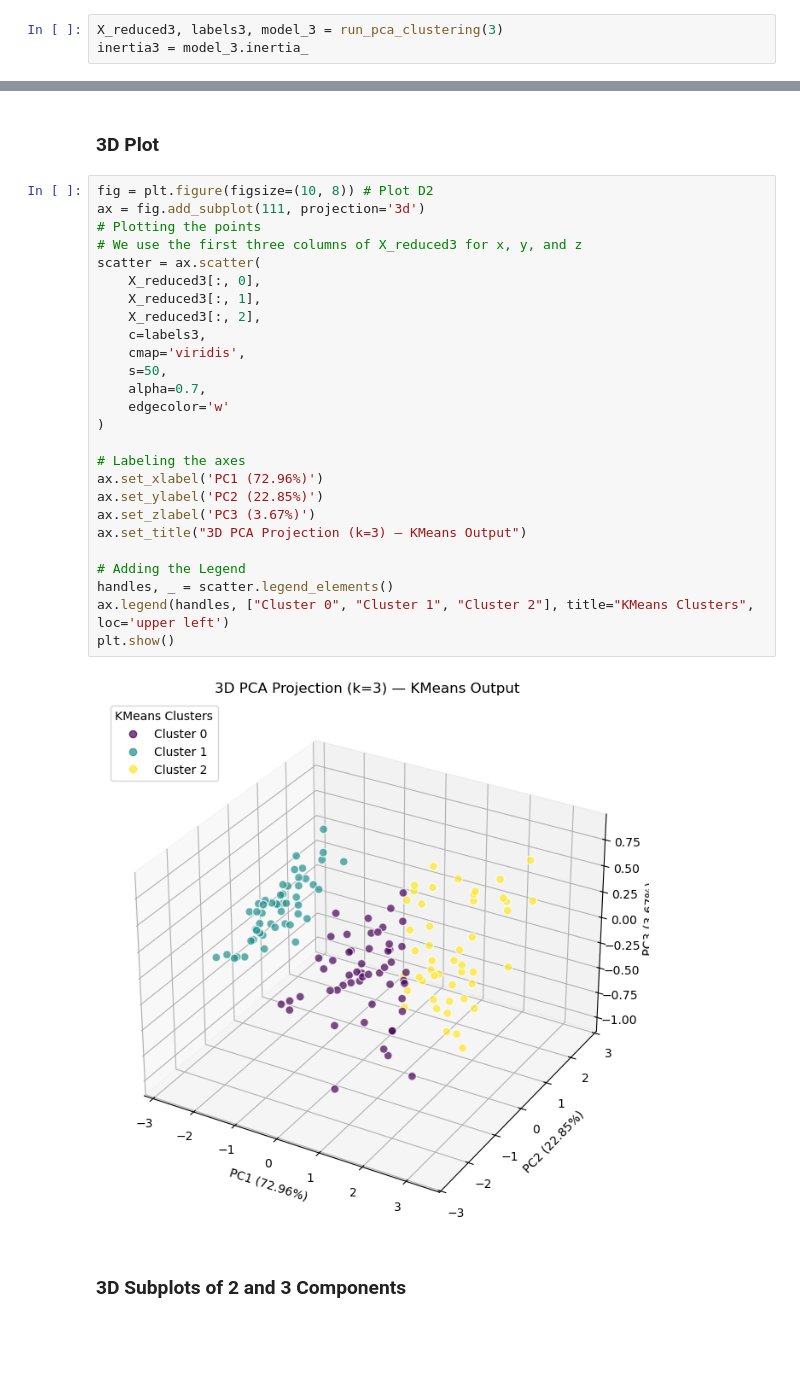
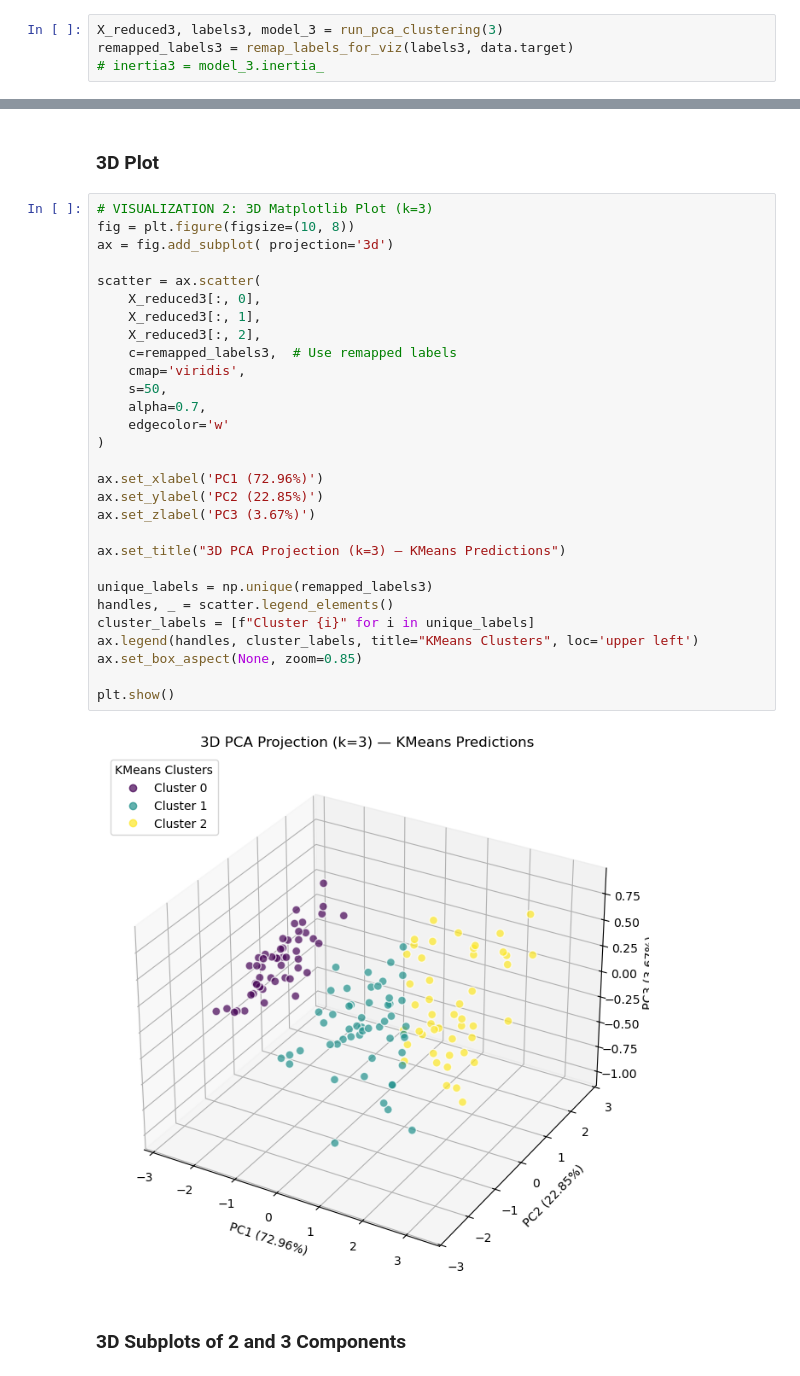
Before and after one commit to thaopham98/DataScience, a Jupyter notebook: python_analysis/A9-Dimentional Reduction.ipynb, the cells around one changed output, grey strips where cells are left out. Cells and saved outputs as stored; diff of their text form; blank space fills up the shorter version.

```diff
--- a/python_analysis/A9-Dimentional Reduction.ipynb
+++ b/python_analysis/A9-Dimentional Reduction.ipynb
@@ -797,6 +850,7 @@ inertia2 = model_2.inertia_
 # %%
 X_reduced3, labels3, model_3 = run_pca_clustering(3)
-inertia3 = model_3.inertia_
+remapped_labels3 = remap_labels_for_viz(labels3, data.target)
+# inertia3 = model_3.inertia_
 # %% [markdown]
 ### Data Visualization
 - 2D Plot: k=2
@@ -858,33 +889,36 @@ The KMeans clustering output mirrors the natural structure revealed in Plot 1A,
 The near-identical spatial arrangement between Plot 1A and Plot 1B in the isolated cluster, contrasted with the color disagreement in the overlap zone, is the visual representation of our 83.3% overall accuracy — where the plots agree on color, KMeans was correct; where they disagree, that is a misclassification. This will be quantified in the evaluation section through the confusion matrix and silhouette score.
 # %% [markdown]
 ### 3D Plot
-# %%
-fig = plt.figure(figsize=(10, 8)) # Plot D2
-ax = fig.add_subplot(111, projection='3d')
-# Plotting the points
-# We use the first three columns of X_reduced3 for x, y, and z
-scatter = ax.scatter(
-    X_reduced3[:, 0],
-    X_reduced3[:, 1],
-    X_reduced3[:, 2],
-    c=labels3,
-    cmap='viridis',
-    s=50,
-    alpha=0.7,
-    edgecolor='w'
-)
-
-# Labeling the axes
-ax.set_xlabel('PC1 (72.96%)')
-ax.set_ylabel('PC2 (22.85%)')
-ax.set_zlabel('PC3 (3.67%)')
-ax.set_title("3D PCA Projection (k=3) — KMeans Output")
-
-# Adding the Legend
-handles, _ = scatter.legend_elements()
-ax.legend(handles, ["Cluster 0", "Cluster 1", "Cluster 2"], title="KMeans Clusters", loc='upper left')
-plt.show()
-# %% [output]
-[figure, removed]
+# %%
+# VISUALIZATION 2: 3D Matplotlib Plot (k=3)
+fig = plt.figure(figsize=(10, 8))
+ax = fig.add_subplot( projection='3d')
+
+scatter = ax.scatter(
+    X_reduced3[:, 0],
+    X_reduced3[:, 1],
+    X_reduced3[:, 2],
+    c=remapped_labels3,  # Use remapped labels
+    cmap='viridis',
+    s=50,
+    alpha=0.7,
+    edgecolor='w'
+)
+
+ax.set_xlabel('PC1 (72.96%)')
+ax.set_ylabel('PC2 (22.85%)')
+ax.set_zlabel('PC3 (3.67%)')
+
+ax.set_title("3D PCA Projection (k=3) — KMeans Predictions")
+
+unique_labels = np.unique(remapped_labels3)
+handles, _ = scatter.legend_elements()
+cluster_labels = [f"Cluster {i}" for i in unique_labels]
+ax.legend(handles, cluster_labels, title="KMeans Clusters", loc='upper left')
+ax.set_box_aspect(None, zoom=0.85)
+
+plt.show()
+# %% [output]
+[figure, added]
 # %% [markdown]
 ### 3D Subplots of 2 and 3 Components
```
Also changed, not shown: parts of 45 cells of this notebook.
